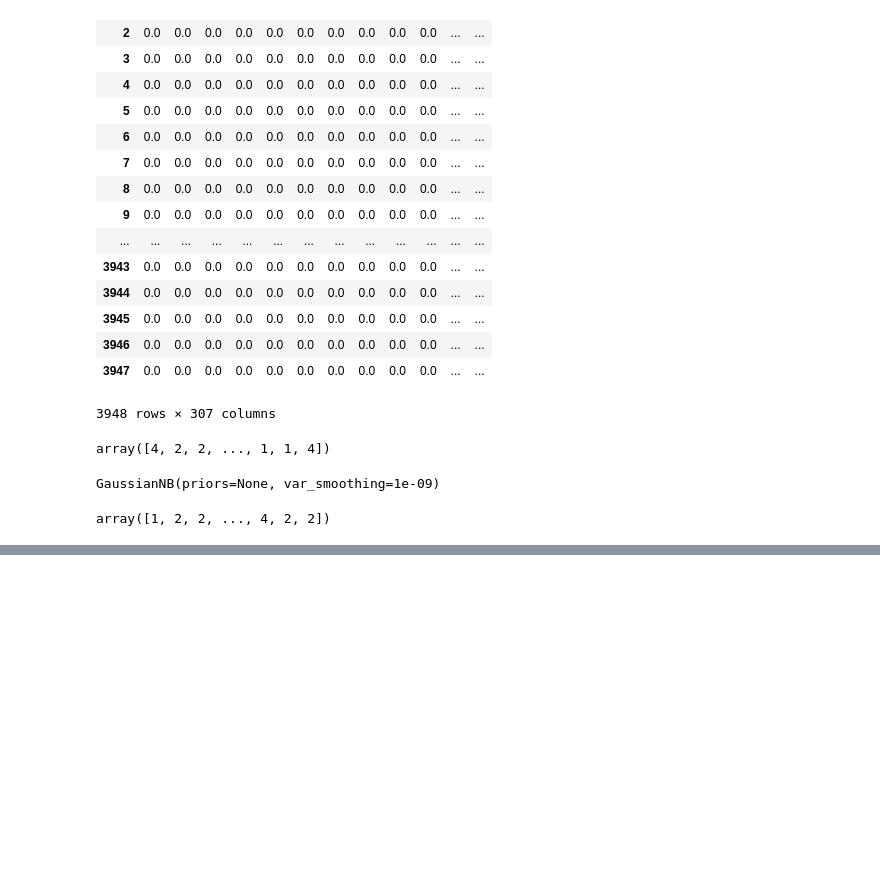
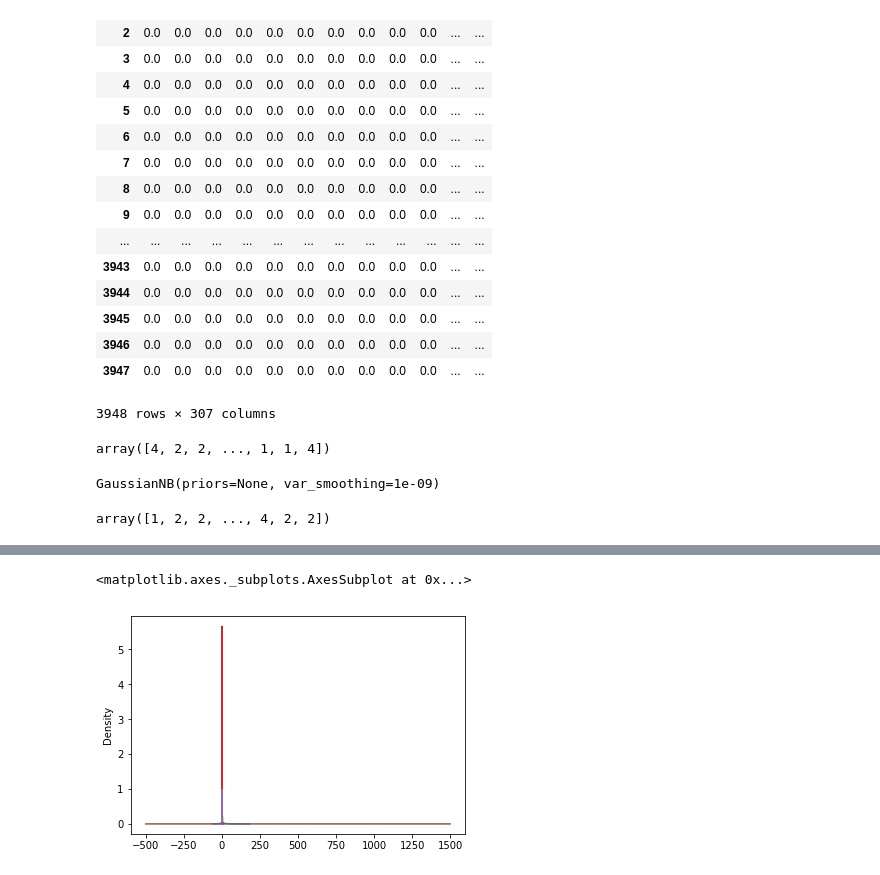
Before and after one commit to SolbiatiAlessandro/kaggle-pets, a Jupyter notebook: models/NAIVE_BAYES/exploratory-analysis.ipynb, the cells around one changed output, grey strips where cells are left out. Cells and saved outputs as stored; diff of their text form; code cells hidden in the pictures; blank space fills up the shorter version.

```diff
--- a/models/NAIVE_BAYES/exploratory-analysis.ipynb
+++ b/models/NAIVE_BAYES/exploratory-analysis.ipynb
@@ -395,0 +202,5 @@ Sat Mar  2 00:29:34 2019 [validation_model_no_categorical_type.validation] finis
+# %%
+train[train.AdoptionSpeed == 0][numerical_col].plot.kde(ind=100, legend=False)
+# %% [output]
+<matplotlib.axes._subplots.AxesSubplot at 0x...>
+[figure, added]
```
Also changed, not shown: parts of 38 cells of this notebook, 2 other files.
